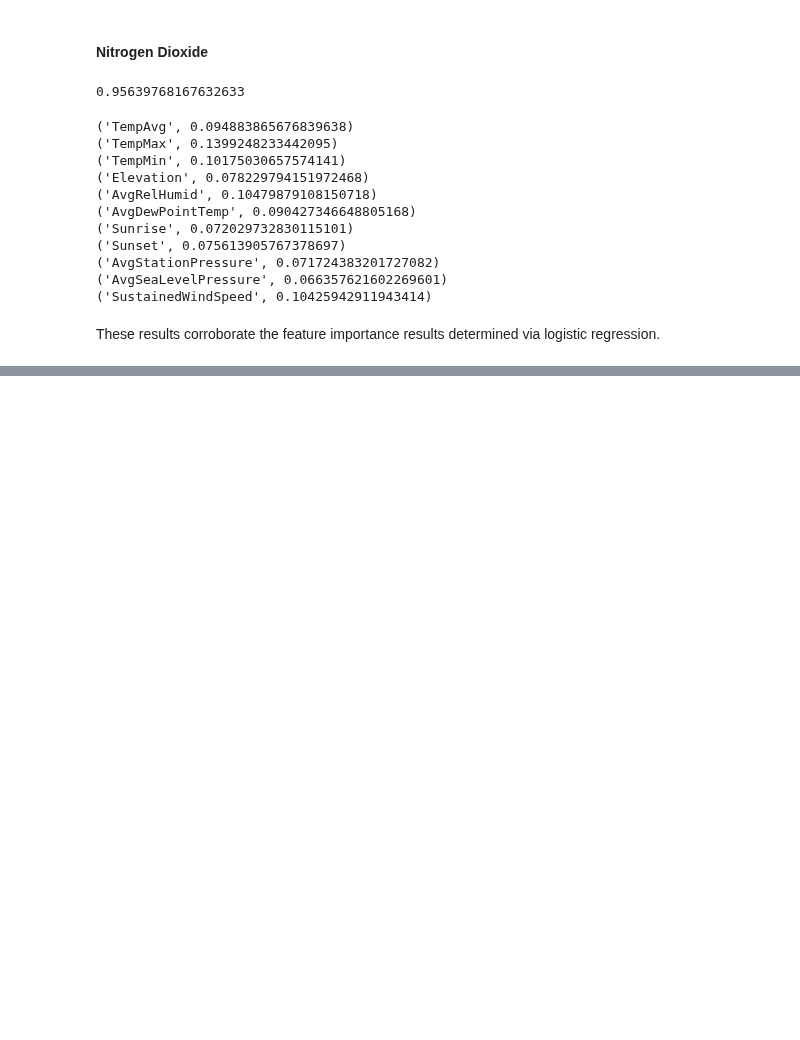
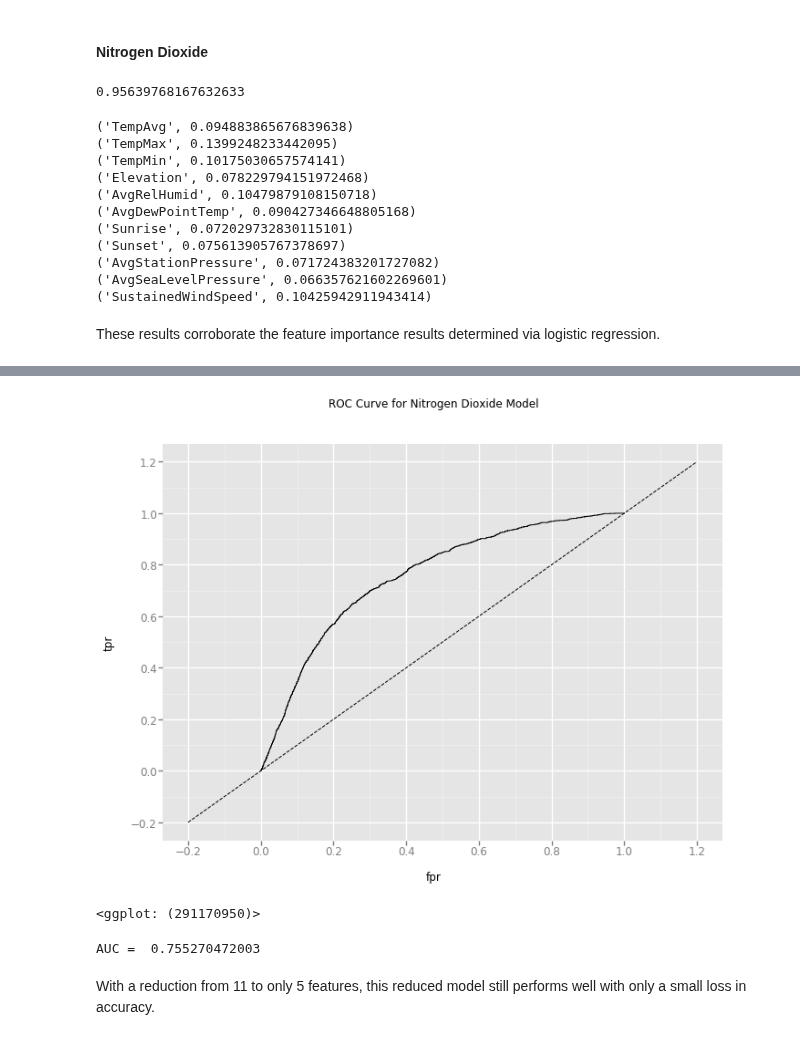
Before and after one commit to bouncebarkrun/Springboard-Data-Science-Career-Track, a Jupyter notebook: 1st Capstone Project/Model Building.ipynb, the cells around one changed output, grey strips where cells are left out. Cells and saved outputs as stored; diff of their text form; code cells hidden in the pictures; blank space fills up the shorter version.

```diff
--- a/1st Capstone Project/Model Building.ipynb
+++ b/1st Capstone Project/Model Building.ipynb
@@ -780,0 +827,8 @@ These results corroborate the feature importance results determined via logistic
+# %%
+# Fit the regression to the train set
+lrcvb.fit(X_train_no, y_train_no)
+# Predict the labels of the test set
+y_pred_no = lrcvb.predict(X_test_no)
+# Compute metrics
+print('Nitrogen Dioxide Model Accuracy', metrics.accuracy_score(y_test_no, y_pred_no))
+print(metrics.classification_report(y_test_no, y_pred_no))
@@ -780,0 +843,18 @@ These results corroborate the feature importance results determined via logistic
+# %%
+preds = lrcvb.predict_proba(X_test_no)[:,1]
+fpr, tpr, _ = metrics.roc_curve(y_test_no, preds)
+
+df = pd.DataFrame(dict(fpr=fpr, tpr=tpr))
+ggplot(df, aes(x='fpr', y='tpr')) +\
+    geom_line() +\
+    geom_abline(linetype='dashed') +\
+    ggtitle("ROC Curve for Nitrogen Dioxide Model")
+# %% [output]
+[figure, added]
+<ggplot: (291170950)>
+# %%
+print('AUC = ', metrics.auc(fpr,tpr))
+# %% [output]
+AUC =  0.755270472003
+# %% [markdown]
+With a reduction from 11 to only 5 features, this reduced model still performs well with only a small loss in accuracy.
```
Also changed, not shown: parts of 11 cells of this notebook.
